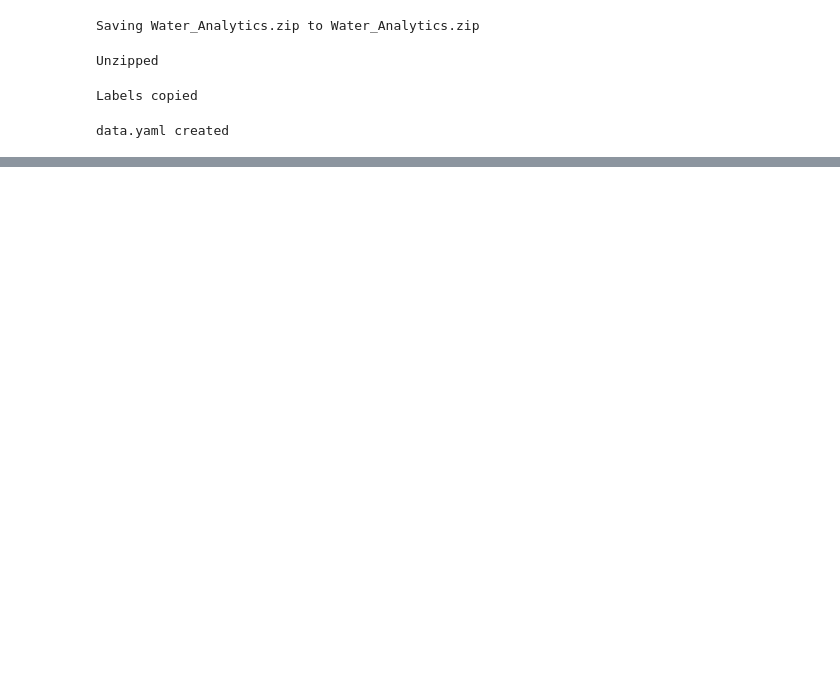
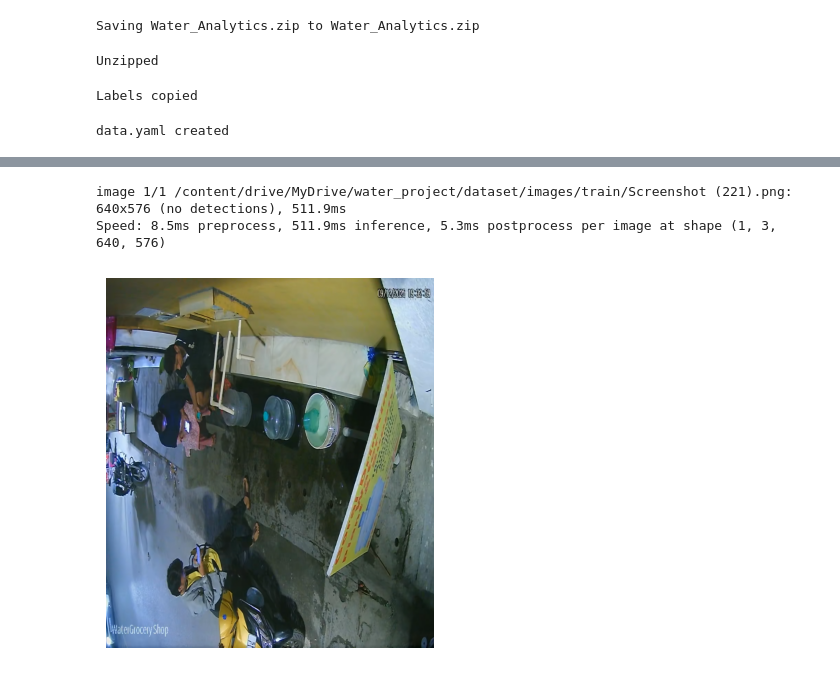
Before and after one commit to Sneha-Devare/Water_Shop_Analytics, a Jupyter notebook: Copy_of_Water_Shop_Analytics_(1).ipynb, the cells around one changed output, grey strips where cells are left out. Saved outputs shown, nothing was run; the diff lists cells and outputs as text; code cells hidden in the pictures; blank space fills up the shorter version.

Commit message:
Hour 5 - Testing YOLO Model

```diff
--- a/Copy_of_Water_Shop_Analytics_(1).ipynb
+++ b/Copy_of_Water_Shop_Analytics_(1).ipynb
@@ -235,2 +235,25 @@ speed: {'preprocess': 2.220250500158727, 'inference': 189.95735300018168, 'loss'
 stats: {'tp': [], 'conf': [], 'pred_cls': [], 'target_cls': [], 'target_img': []}
 task: 'detect'
+# %%
+# Testing model on image
+
+import cv2
+
+model = YOLO("/content/runs/detect/train3/weights/best.pt")
+
+img_folder = "/content/drive/MyDrive/water_project/dataset/images/train"
+img_name = os.listdir(img_folder)[0]
+img_path = img_folder + "/" + img_name
+
+results = model(img_path)
+
+img = results[0].plot()
+img = cv2.cvtColor(img, cv2.COLOR_BGR2RGB)
+
+plt.imshow(img)
+plt.axis("off")
+plt.show()
+# %% [output]
+image 1/1 /content/drive/MyDrive/water_project/dataset/images/train/Screenshot (221).png: 640x576 (no detections), 511.9ms
+Speed: 8.5ms preprocess, 511.9ms inference, 5.3ms postprocess per image at shape (1, 3, 640, 576)
+[figure, added]
```
Also changed, not shown: parts of 2 cells of this notebook.
